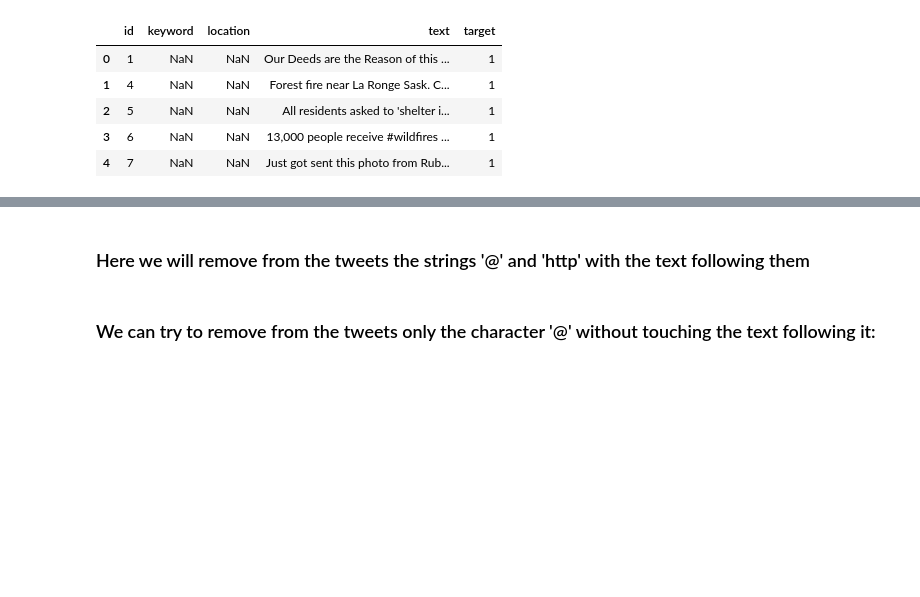
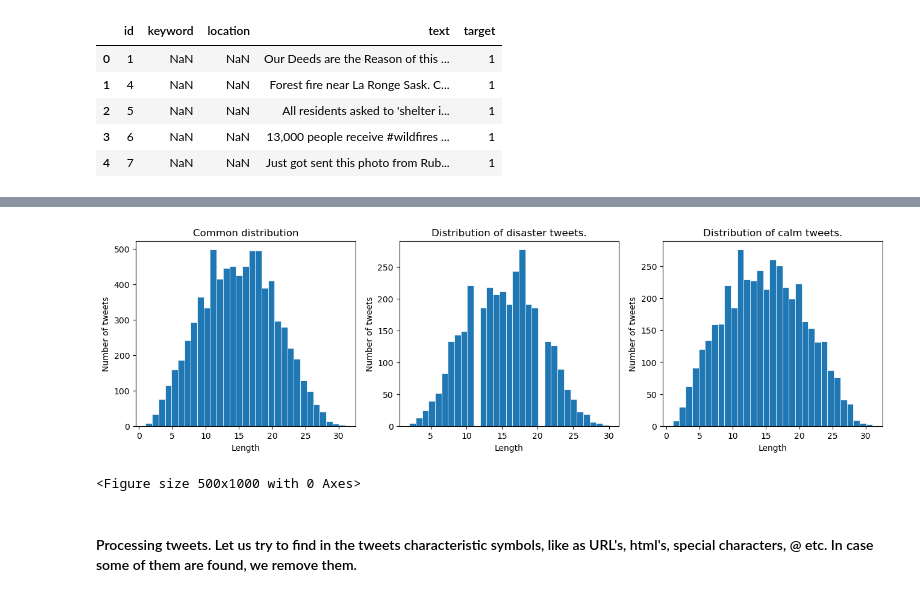
Before and after one commit to rengoft/NLP-tweets, a Jupyter notebook: data.ipynb, the cells around one changed output, grey strips where cells are left out. Saved outputs shown, nothing was run; the diff lists cells and outputs as text; code cells hidden in the pictures; blank space fills up the shorter version.

```diff
--- a/data.ipynb
+++ b/data.ipynb
@@ -81,0 +120,3 @@ train_tw.head(10)
+# %%
+train_tw['tweet_length'] = [len(tweet.split()) for tweet in train_tw.text]
+train_tw.head()
@@ -82 +184,25 @@ train_tw.head(10)
+# %%
+fig, ax = plt.subplots(1, 3, figsize=(16, 4))
+fig = plt.figure(figsize=(5, 10))
+
+lengths = [len(tweet.split()) for tweet in train_tw['text']]
+ax[0].hist(lengths, bins=31, linewidth=0.5, edgecolor="white")
+
+lengths = [len(tweet.split()) for tweet in train_tw[train_tw['target'] == 1]['text']]
+ax[1].hist(lengths, bins=31, linewidth=0.5, edgecolor="white")
+
+lengths = [len(tweet.split()) for tweet in train_tw[train_tw['target'] == 0]['text']]
+ax[2].hist(lengths, bins=31, linewidth=0.5, edgecolor="white")
+
+names = ['Common distribution', 'Distribution of disaster tweets.',
+         'Distribution of calm tweets.']
+for i in range(len(names)):
+    ax[i].set_title(names[i])
+    ax[i].set_xlabel('Length')
+    ax[i].set_ylabel('Number of tweets')
+# %% [output]
+[figure, added]
+<Figure size 500x1000 with 0 Axes>
+# %% [markdown]
+#### Processing tweets. Let us try to find in the tweets characteristic symbols, like as URL's, html's, special characters, @ etc. In case some of them are found, we remove them.
 # %%
@@ -399,2 +615,0 @@ def remove_substring(string, mark):
-# %% [markdown]
-### Here we will remove from the tweets the strings '@' and 'http' with the text following them
@@ -407,2 +615,0 @@ def string_process(string):
-# %% [markdown]
-### We can try to remove from the tweets only the character '@' without touching the text following it:
```
Also changed, not shown: parts of 33 cells of this notebook.
